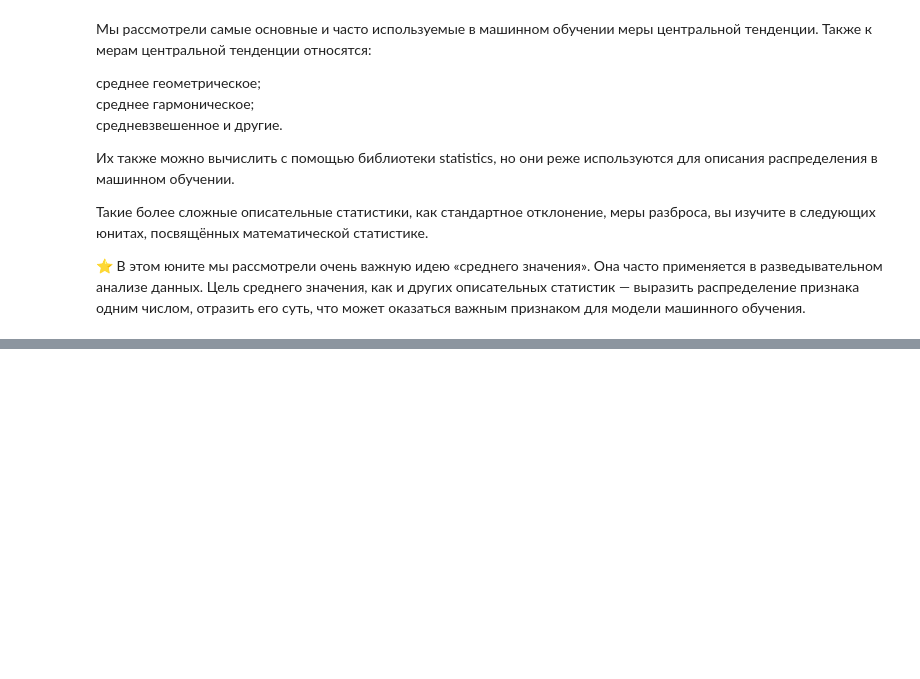
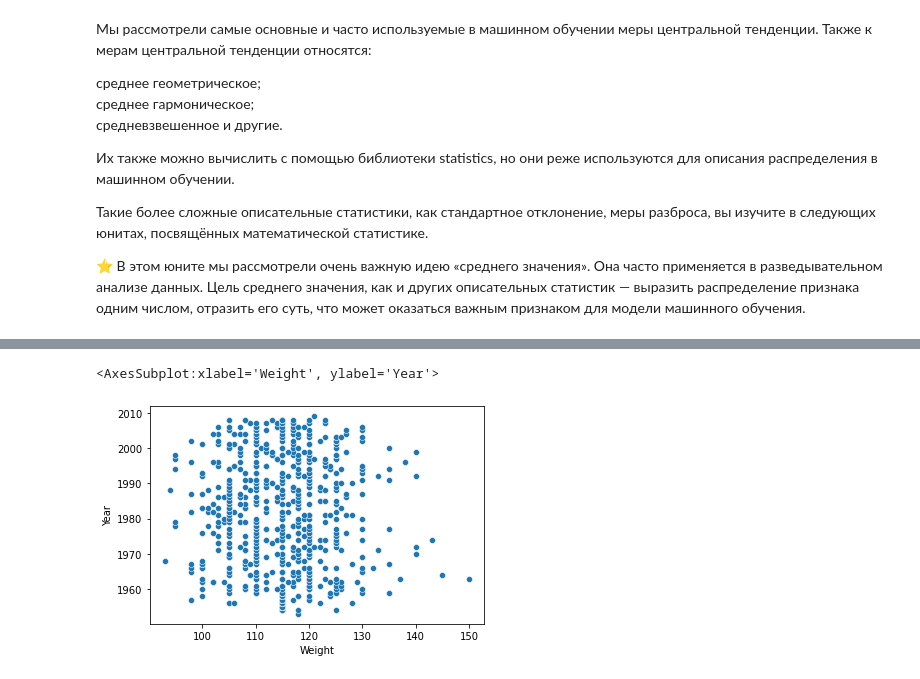
Before and after one commit to anton031179/sf_data_science, a Jupyter notebook: EDA-2/eda-2.ipynb, the cells around one changed output, grey strips where cells are left out. Drawn from its saved outputs; the diff is of its cells as text; code cells hidden in the pictures; blank space fills up the shorter version.

```diff
--- a/EDA-2/eda-2.ipynb
+++ b/EDA-2/eda-2.ipynb
@@ -229,0 +628,5 @@ display (mode)
+# %%
+sns.scatterplot(data=data, x="Weight", y="Year")
+# %% [output]
+<AxesSubplot:xlabel='Weight', ylabel='Year'>
+[figure, added]
```
Also changed, not shown: parts of 82 cells of this notebook, 34 other files.
